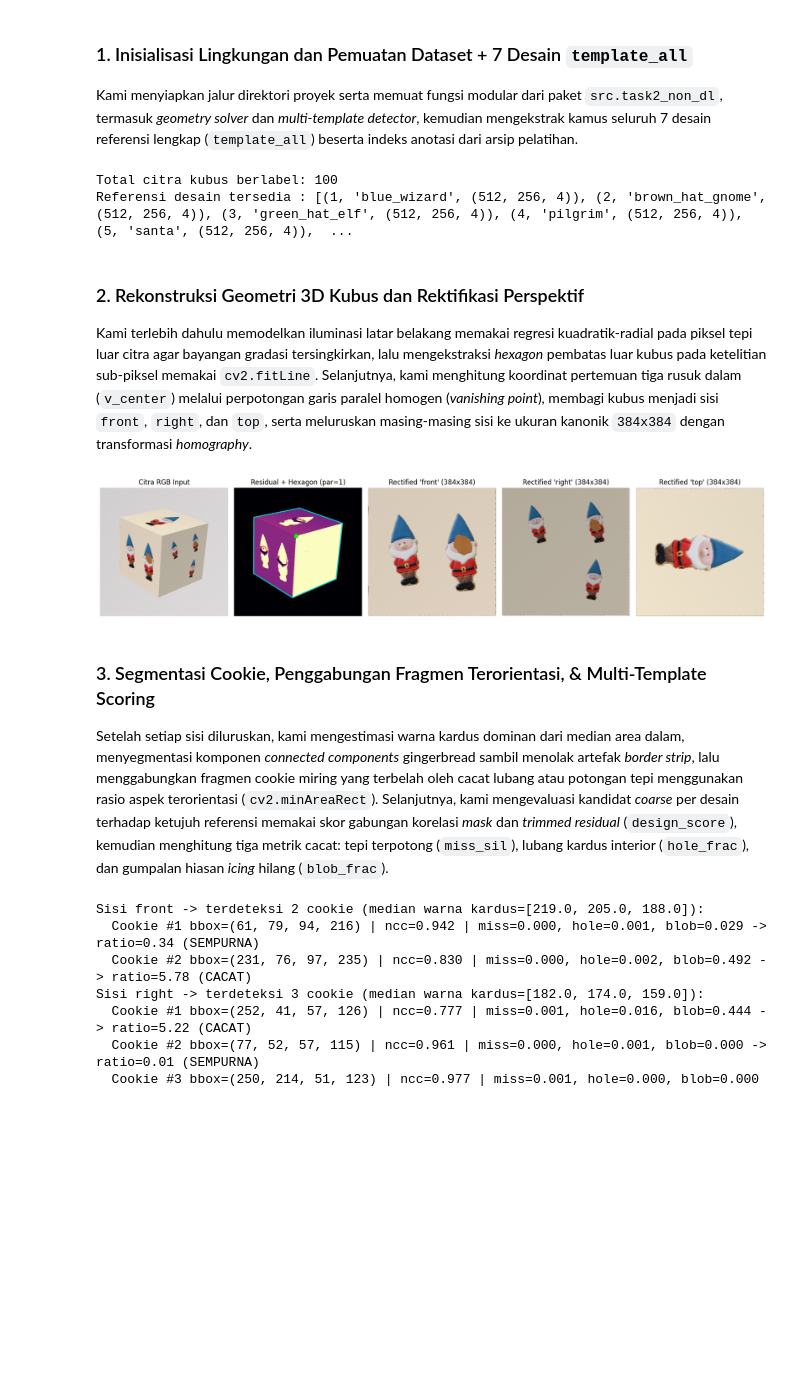
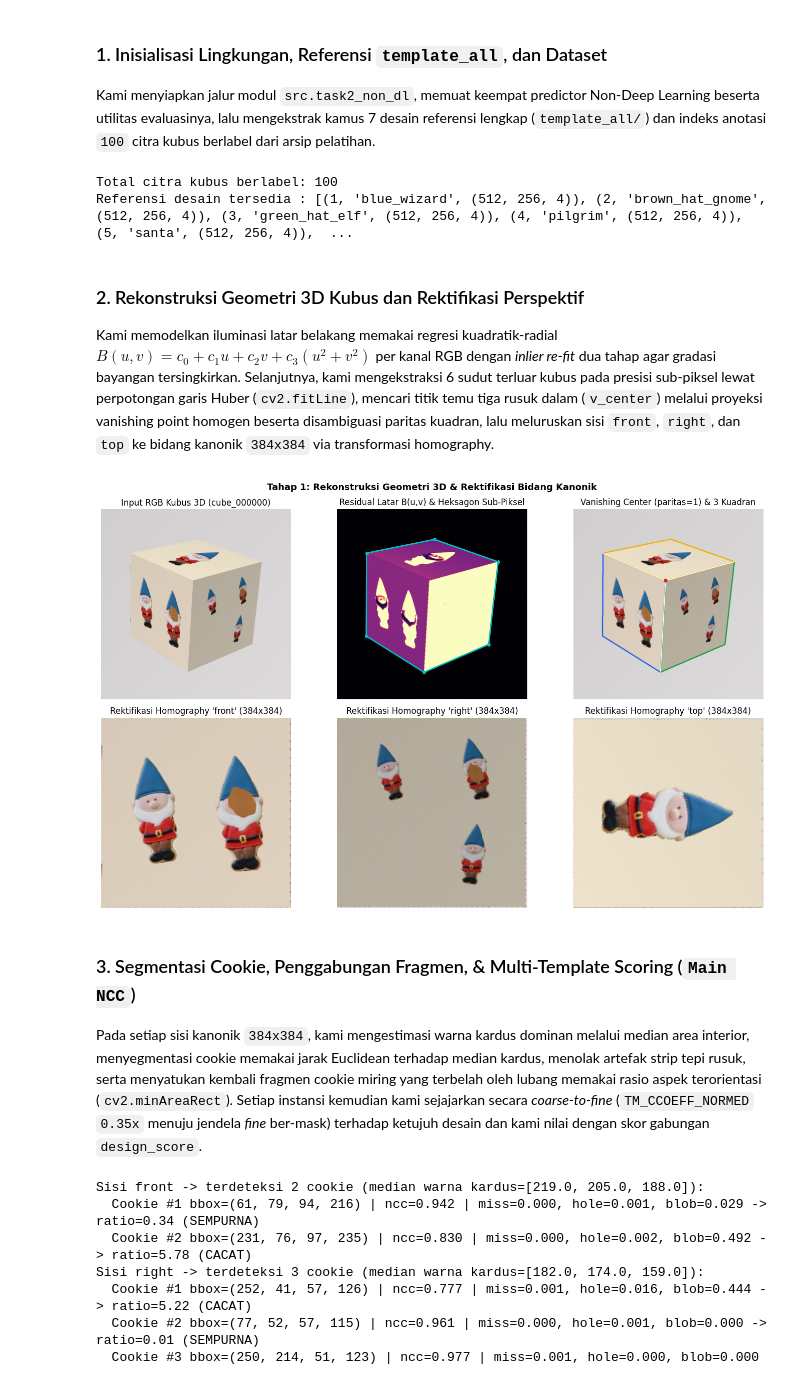
Before and after one commit to K10-Computer-Vision/gingerbread-cv-inspection, a Jupyter notebook: notebooks/Task2_Non_DL_Pipeline_dan_Analisis.ipynb, the cells around one changed output. Cells and saved outputs as stored; diff of their text form; code cells hidden in the pictures; blank space fills up the shorter version.

Commit message:
[Enhance] Mengoptimalkan model pembanding Non-DL v3, menambah visualisasi matematis, dan memperbarui dokumentasi Task 2

```diff
--- a/notebooks/Task2_Non_DL_Pipeline_dan_Analisis.ipynb
+++ b/notebooks/Task2_Non_DL_Pipeline_dan_Analisis.ipynb
@@ -5,4 +5,4 @@ Notebook ini mendokumentasikan alur kerja lengkap yang **kami** bangun untuk men
 # %% [markdown]
-### 1. Inisialisasi Lingkungan dan Pemuatan Dataset + 7 Desain `template_all`
-Kami menyiapkan jalur direktori proyek serta memuat fungsi modular dari paket `src.task2_non_dl`, termasuk *geometry solver* dan *multi-template detector*, kemudian mengekstrak kamus seluruh 7 desain referensi lengkap (`template_all`) beserta indeks anotasi dari arsip pelatihan.
+### 1. Inisialisasi Lingkungan, Referensi `template_all`, dan Dataset
+Kami menyiapkan jalur modul `src.task2_non_dl`, memuat keempat predictor Non-Deep Learning beserta utilitas evaluasinya, lalu mengekstrak kamus 7 desain referensi lengkap (`template_all/`) dan indeks anotasi `100` citra kubus berlabel dari arsip pelatihan.
 # %%
@@ -59,38 +79,53 @@ Total citra kubus berlabel: 100
 Referensi desain tersedia : [(1, 'blue_wizard', (512, 256, 4)), (2, 'brown_hat_gnome', (512, 256, 4)), (3, 'green_hat_elf', (512, 256, 4)), (4, 'pilgrim', (512, 256, 4)), (5, 'santa', (512, 256, 4)),  ...
 # %% [markdown]
 ### 2. Rekonstruksi Geometri 3D Kubus dan Rektifikasi Perspektif
-Kami terlebih dahulu memodelkan iluminasi latar belakang memakai regresi kuadratik-radial pada piksel tepi luar citra agar bayangan gradasi tersingkirkan, lalu mengekstraksi *hexagon* pembatas luar kubus pada ketelitian sub-piksel memakai `cv2.fitLine`. Selanjutnya, kami menghitung koordinat pertemuan tiga rusuk dalam (`v_center`) melalui perpotongan garis paralel homogen (*vanishing point*), membagi kubus menjadi sisi `front`, `right`, dan `top`, serta meluruskan masing-masing sisi ke ukuran kanonik `384x384` dengan transformasi *homography*.
+Kami memodelkan iluminasi latar belakang memakai regresi kuadratik-radial $B(u,v) = c_0 + c_1 u + c_2 v + c_3 (u^2 + v^2)$ per kanal RGB dengan *inlier re-fit* dua tahap agar gradasi bayangan tersingkirkan. Selanjutnya, kami mengekstraksi 6 sudut terluar kubus pada presisi sub-piksel lewat perpotongan garis Huber (`cv2.fitLine`), mencari titik temu tiga rusuk dalam (`v_center`) melalui proyeksi vanishing point homogen beserta disambiguasi paritas kuadran, lalu meluruskan sisi `front`, `right`, dan `top` ke bidang kanonik `384x384` via transformasi homography.
 # %%
 with zipfile.ZipFile(TRAIN_ZIP) as zf:
     sample_ann = annotations[0]
     with Image.open(io.BytesIO(zf.read(sample_ann["image"]))) as im:
         sample_rgb = np.asarray(im.convert("RGB"))
 
 bg_model, dist_map = fit_background_model(sample_rgb)
 hex_pts, fg_mask = extract_cube_hexagon(sample_rgb, dist_map=dist_map)
 v_center, parity = compute_vanishing_center(hex_pts, rgb=sample_rgb)
 face_quads = segment_cube_faces(sample_rgb, hex_pts, v_center, parity=parity)
 warped_faces = {fn: rectify_face(sample_rgb, face_quads[fn], CANONICAL_FACE_SIZE)[0] for fn in FACES}
 
-fig, axes = plt.subplots(1, 5, figsize=(17, 3.6))
-axes[0].imshow(sample_rgb)
-axes[0].set_title("Citra RGB Input")
-axes[1].imshow(dist_map, cmap="magma", vmin=0, vmax=65)
-axes[1].plot(np.r_[hex_pts[:, 0], hex_pts[0, 0]], np.r_[hex_pts[:, 1], hex_pts[0, 1]], "c-", lw=2)
-axes[1].scatter([v_center[0]], [v_center[1]], c="lime", s=45)
-axes[1].set_title(f"Residual + Hexagon (par={parity})")
+fig, axes = plt.subplots(2, 3, figsize=(14.5, 8.8))
+axes[0, 0].imshow(sample_rgb)
+axes[0, 0].set_title(f"Input RGB Kubus 3D ({Path(sample_ann['image']).stem})")
+
+axes[0, 1].imshow(dist_map, cmap="magma", vmin=0, vmax=65)
+axes[0, 1].plot(np.r_[hex_pts[:, 0], hex_pts[0, 0]], np.r_[hex_pts[:, 1], hex_pts[0, 1]], "c-o", lw=2, ms=4)
+axes[0, 1].set_title("Residual Latar B(u,v) & Heksagon Sub-Piksel")
+
+overlay_q = sample_rgb.copy()
+face_cols = {"front": (37, 99, 235), "right": (22, 163, 74), "top": (234, 179, 8)}
+for fn in FACES:
+    cv2.polylines(overlay_q, [np.round(face_quads[fn]).astype(np.int32)], True, face_cols[fn], 4)
+for idx_v in range(parity, 6, 2):
+    p_end = tuple(np.round(hex_pts[idx_v]).astype(int))
+    p_vc = tuple(np.round(v_center).astype(int))
+    cv2.line(overlay_q, p_vc, p_end, (255, 255, 255), 2, cv2.LINE_AA)
+cv2.circle(overlay_q, tuple(np.round(v_center).astype(int)), 8, (220, 38, 38), -1)
+axes[0, 2].imshow(overlay_q)
+axes[0, 2].set_title(f"Vanishing Center (paritas={parity}) & 3 Kuadran")
+
 for idx_f, fn in enumerate(FACES):
-    axes[2 + idx_f].imshow(warped_faces[fn])
-    axes[2 + idx_f].set_title(f"Rectified '{fn}' (384x384)")
-for ax in axes:
+    axes[1, idx_f].imshow(warped_faces[fn])
+    axes[1, idx_f].set_title(f"Rektifikasi Homography '{fn}' (384x384)")
+
+for ax in axes.ravel():
     ax.axis("off")
+plt.suptitle("Tahap 1: Rekonstruksi Geometri 3D & Rektifikasi Bidang Kanonik", fontsize=13, fontweight="bold")
 plt.tight_layout()
 plt.show()
 # %% [output]
-[figure, old version]
+[figure, new version]
 # %% [markdown]
-### 3. Segmentasi Cookie, Penggabungan Fragmen Terorientasi, & Multi-Template Scoring
-Setelah setiap sisi diluruskan, kami mengestimasi warna kardus dominan dari median area dalam, menyegmentasi komponen *connected components* gingerbread sambil menolak artefak *border strip*, lalu menggabungkan fragmen cookie miring yang terbelah oleh cacat lubang atau potongan tepi menggunakan rasio aspek terorientasi (`cv2.minAreaRect`). Selanjutnya, kami mengevaluasi kandidat *coarse* per desain terhadap ketujuh referensi memakai skor gabungan korelasi *mask* dan *trimmed residual* (`design_score`), kemudian menghitung tiga metrik cacat: tepi terpotong (`miss_sil`), lubang kardus interior (`hole_frac`), dan gumpalan hiasan *icing* hilang (`blob_frac`).
+### 3. Segmentasi Cookie, Penggabungan Fragmen, & Multi-Template Scoring (`Main NCC`)
+Pada setiap sisi kanonik `384x384`, kami mengestimasi warna kardus dominan melalui median area interior, menyegmentasi cookie memakai jarak Euclidean terhadap median kardus, menolak artefak strip tepi rusuk, serta menyatukan kembali fragmen cookie miring yang terbelah oleh lubang memakai rasio aspek terorientasi (`cv2.minAreaRect`). Setiap instansi kemudian kami sejajarkan secara *coarse-to-fine* (`TM_CCOEFF_NORMED` `0.35x` menuju jendela *fine* ber-mask) terhadap ketujuh desain dan kami nilai dengan skor gabungan `design_score`.
 # %%
 ref_cache = prepare_reference_cache(references)
 ref0 = next(iter(ref_cache.values()))
```
Also changed, not shown: parts of 22 cells of this notebook, 5 other files.
